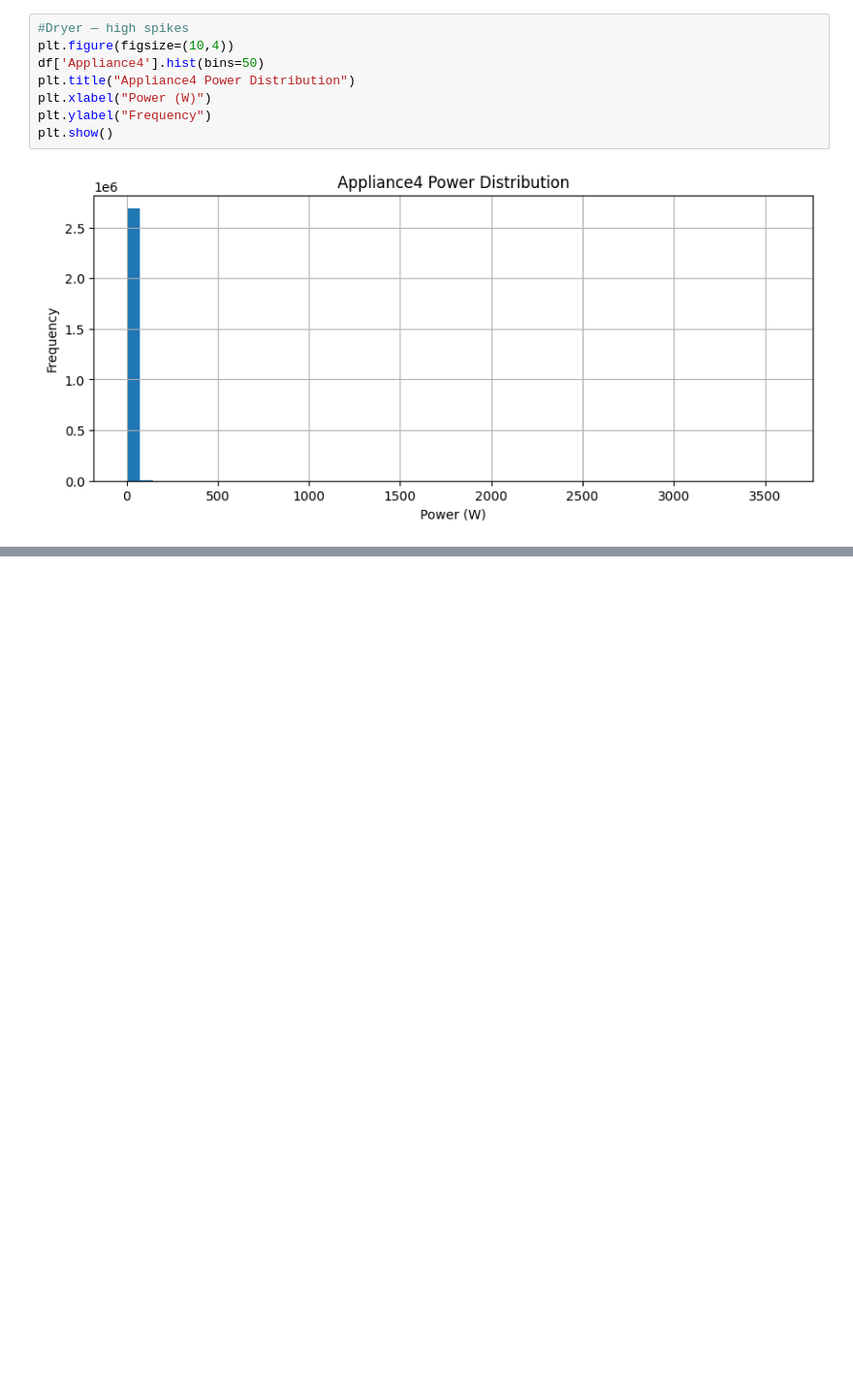
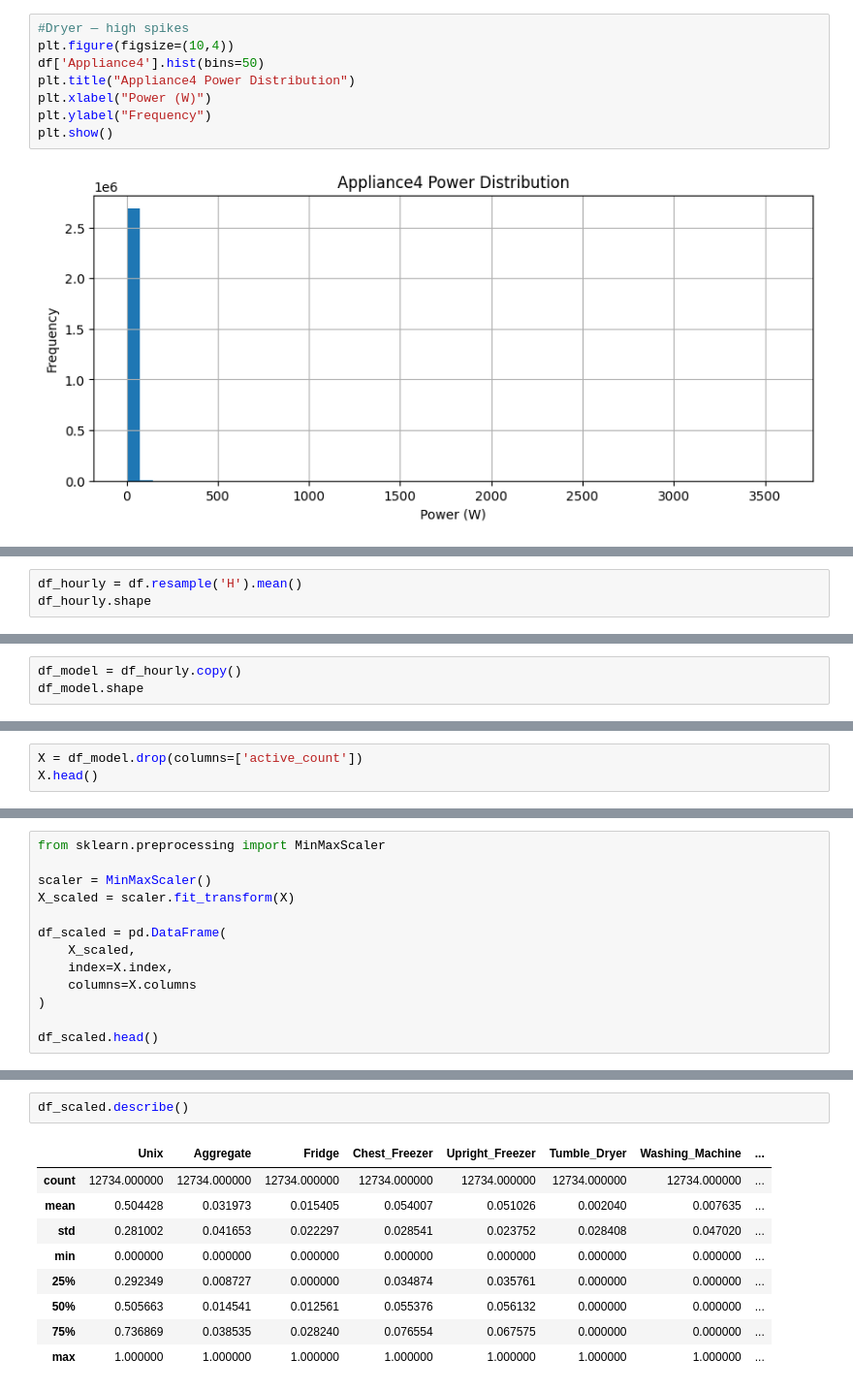
Before and after one commit to Keerthana-Uppanda/SmartEnergyProject, a Jupyter notebook: notebooks/01_Data_Analysis.ipynb, the cells around one changed output, grey strips where cells are left out. Shown at 97% size. Saved outputs shown, nothing was run; the diff lists cells and outputs as text; blank space fills up the shorter version.

Commit message:
Add files via upload
Update Module 2: data cleaning, resampling, scaling, appliance renaming

```diff
--- a/notebooks/01_Data_Analysis.ipynb
+++ b/notebooks/01_Data_Analysis.ipynb
@@ -254,0 +360,3 @@ plt.show()
+# %%
+df_hourly = df.resample('H').mean()
+df_hourly.shape
@@ -254,0 +370,3 @@ plt.show()
+# %%
+df_model = df_hourly.copy()
+df_model.shape
@@ -254,0 +375,3 @@ plt.show()
+# %%
+X = df_model.drop(columns=['active_count'])
+X.head()
@@ -254,0 +386,13 @@ plt.show()
+# %%
+from sklearn.preprocessing import MinMaxScaler
+
+scaler = MinMaxScaler()
+X_scaled = scaler.fit_transform(X)
+
+df_scaled = pd.DataFrame(
+    X_scaled,
+    index=X.index,
+    columns=X.columns
+)
+
+df_scaled.head()
@@ -254,0 +407,12 @@ plt.show()
+# %%
+df_scaled.describe()
+# %% [output]
+|  | Unix | Aggregate | Fridge | Chest_Freezer | Upright_Freezer | Tumble_Dryer | Washing_Machine | ... |
+| count | 12734.000000 | 12734.000000 | 12734.000000 | 12734.000000 | 12734.000000 | 12734.000000 | 12734.000000 | ... |
+| mean | 0.504428 | 0.031973 | 0.015405 | 0.054007 | 0.051026 | 0.002040 | 0.007635 | ... |
+| std | 0.281002 | 0.041653 | 0.022297 | 0.028541 | 0.023752 | 0.028408 | 0.047020 | ... |
+| min | 0.000000 | 0.000000 | 0.000000 | 0.000000 | 0.000000 | 0.000000 | 0.000000 | ... |
+| 25% | 0.292349 | 0.008727 | 0.000000 | 0.034874 | 0.035761 | 0.000000 | 0.000000 | ... |
+| 50% | 0.505663 | 0.014541 | 0.012561 | 0.055376 | 0.056132 | 0.000000 | 0.000000 | ... |
+| 75% | 0.736869 | 0.038535 | 0.028240 | 0.076554 | 0.067575 | 0.000000 | 0.000000 | ... |
+| max | 1.000000 | 1.000000 | 1.000000 | 1.000000 | 1.000000 | 1.000000 | 1.000000 | ... |
```
Also changed, not shown: parts of 28 cells of this notebook.
